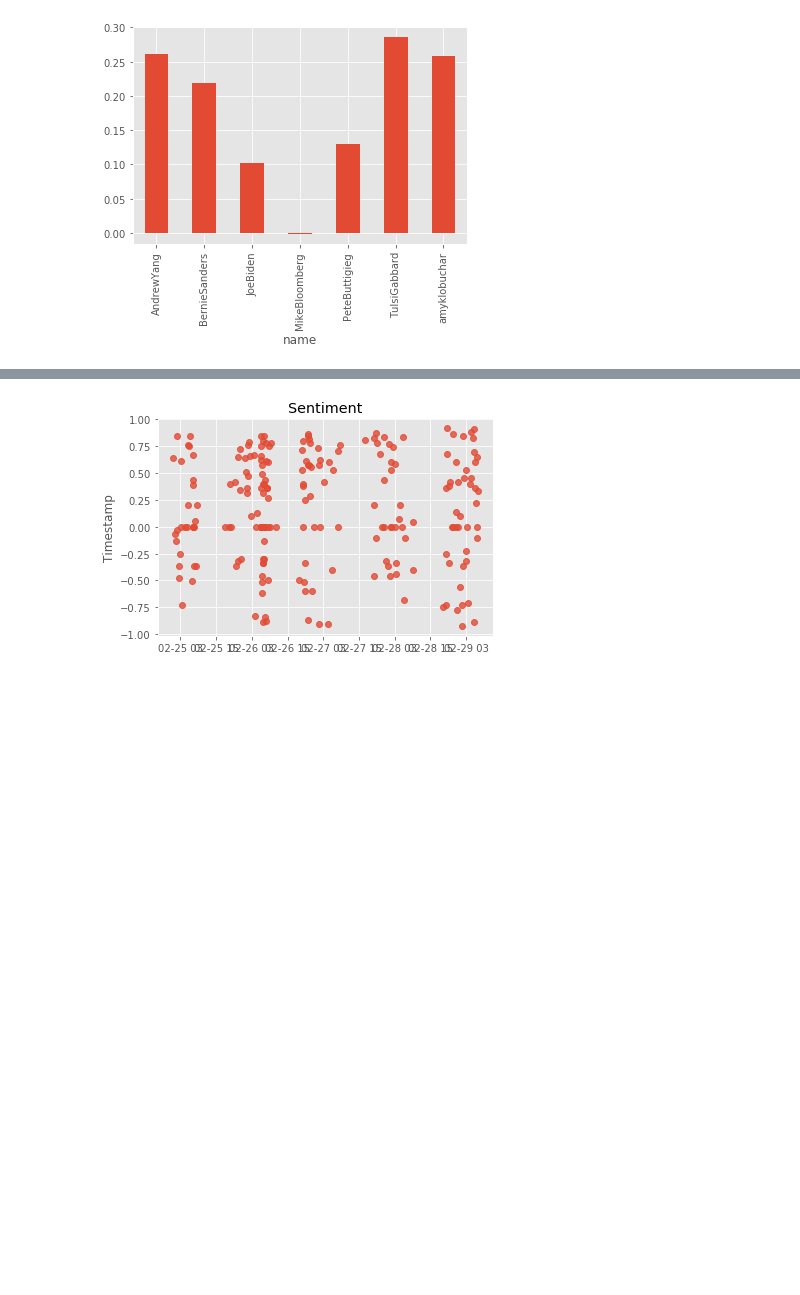
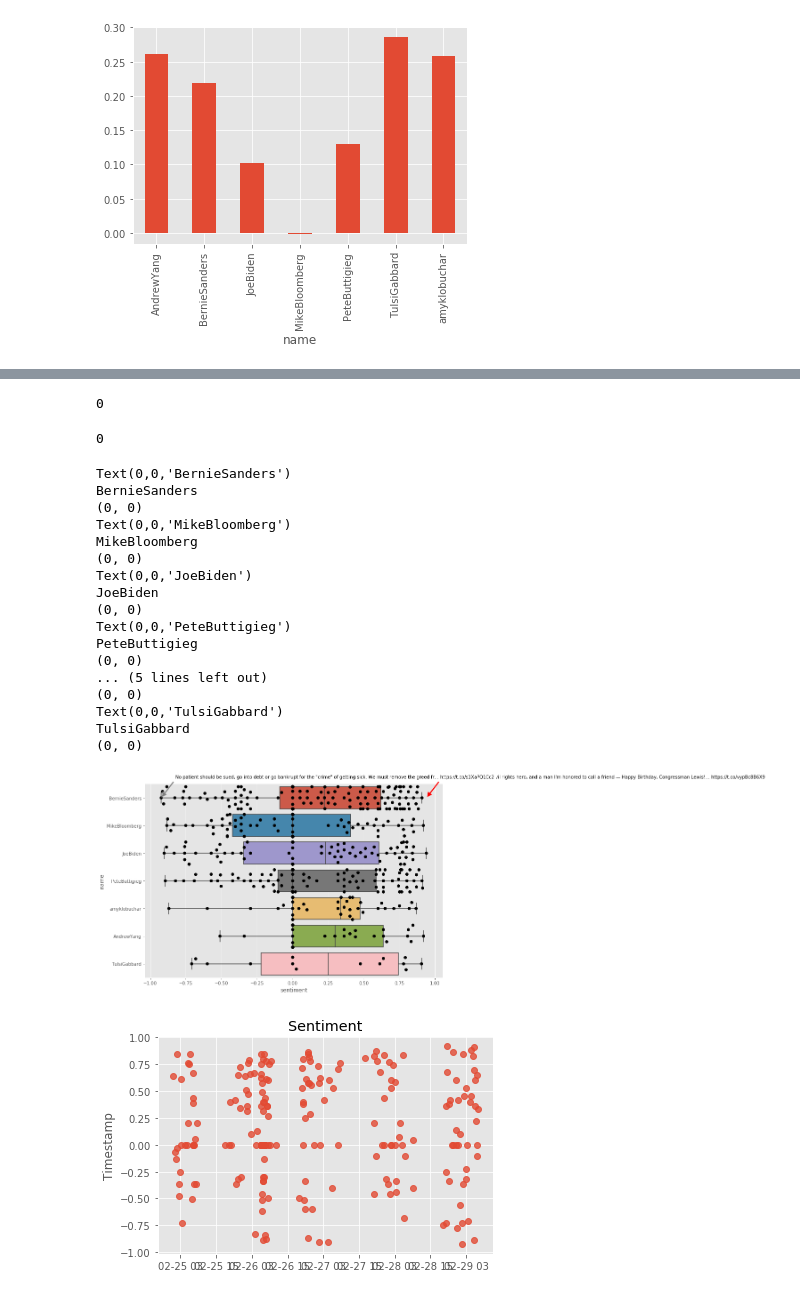
Before and after one commit to danjizquierdo/Sentimental, a Jupyter notebook: NLP_EDA.ipynb, the cells around one changed output, grey strips where cells are left out. Cells and saved outputs as stored; diff of their text form; code cells hidden in the pictures; blank space fills up the shorter version.

Commit message:
Add swarmplot by candidate

```diff
--- a/NLP_EDA.ipynb
+++ b/NLP_EDA.ipynb
@@ -134,0 +163,2 @@ day_mean.plot(kind='bar')
+# %%
+tick = g.yaxis.get_major_ticks()[1]
@@ -135,3 +192,71 @@ day_mean.plot(kind='bar')
+# %%
+max_sent_y
+# %% [output]
+0
+# %%
+min_sent_y
+# %% [output]
+0
+# %%
+max_sentiment = data.sentiment.max()
+min_sentiment = data.sentiment.min()
+max_sent_tweet = data[(data['sentiment'] == max_sentiment)]['text'].values[0]
+min_sent_tweet = data[(data['sentiment'] == min_sentiment)]['text'].values[0]
+max_sent_sender = data[(data['sentiment'] == max_sentiment)]['name'].values[0]
+min_sent_sender = data[(data['sentiment'] == min_sentiment)]['name'].values[0]
+g = sns.boxplot(y = "name",
+              x = 'sentiment',
+              data = data, whis=np.inf)
+g = sns.swarmplot(y = "name",
+              x = 'sentiment',
+              data = data,
+              # Decrease the size of the points to avoid crowding
+              size = 7,color='black')
+# remove the top and right line in graph
+sns.despine()
+# Annotate. xy for coordinate. max_wage is x and 0 is y. In this plot y ranges from 0 to 7 for each level
+# xytext for coordinates of where I want to put my text
+for tick in g.yaxis.get_major_ticks():
+    print(tick.label)
+    print(tick.label.get_text())
+    print(tick.label.get_position())
+    if max_sent_sender == tick.label.get_text():
+        max_sent_y = tick.label.get_position()[0]
+    if min_sent_sender == tick.label.get_text():
+        min_sent_y = tick.label.get_position()[0]
+plt.annotate(s = max_sent_tweet,
+             xy = (max_sentiment,max_sent_y),
+             xytext = (max_sentiment+.1,max_sent_y-.7),
+             # Shrink the arrow to avoid occlusion
+             arrowprops = {'facecolor':'red', 'width': 3, 'shrink': 0.03},
+             backgroundcolor = 'white')
+plt.annotate(s = min_sent_tweet,
+             xy = (min_sentiment,min_sent_y),
+             xytext = (min_sentiment+.1,min_sent_y-.7),
+             # Shrink the arrow to avoid occlusion
+             arrowprops = {'facecolor':'gray', 'width': 3, 'shrink': 0.03},
+             backgroundcolor = 'white')
+g.figure.set_size_inches(12,8)
+plt.show();
+# %% [output]
+Text(0,0,'BernieSanders')
+BernieSanders
+(0, 0)
+Text(0,0,'MikeBloomberg')
+MikeBloomberg
+(0, 0)
+Text(0,0,'JoeBiden')
+JoeBiden
+(0, 0)
+Text(0,0,'PeteButtigieg')
+PeteButtigieg
+(0, 0)
+... (5 lines left out)
+(0, 0)
+Text(0,0,'TulsiGabbard')
+TulsiGabbard
+(0, 0)
+[figure, added]
 # %%
 fig, ax = plt.subplots()
 ax.plot(data.loc['2020-02-25':'2020-02-29', 'sentiment'], marker='o', alpha=.8, linestyle='None')
```
Also changed, not shown: parts of 13 cells of this notebook.
